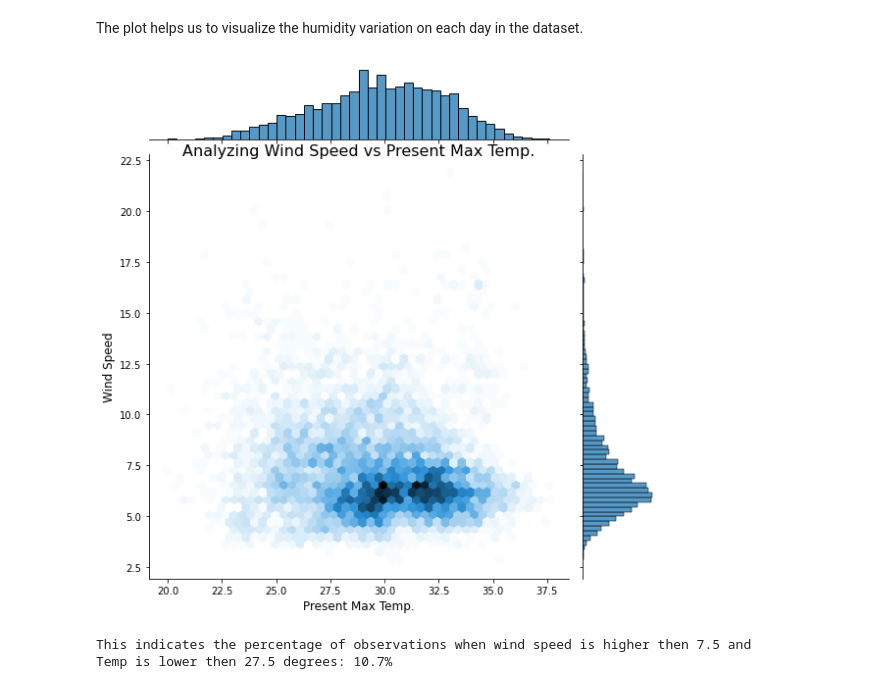
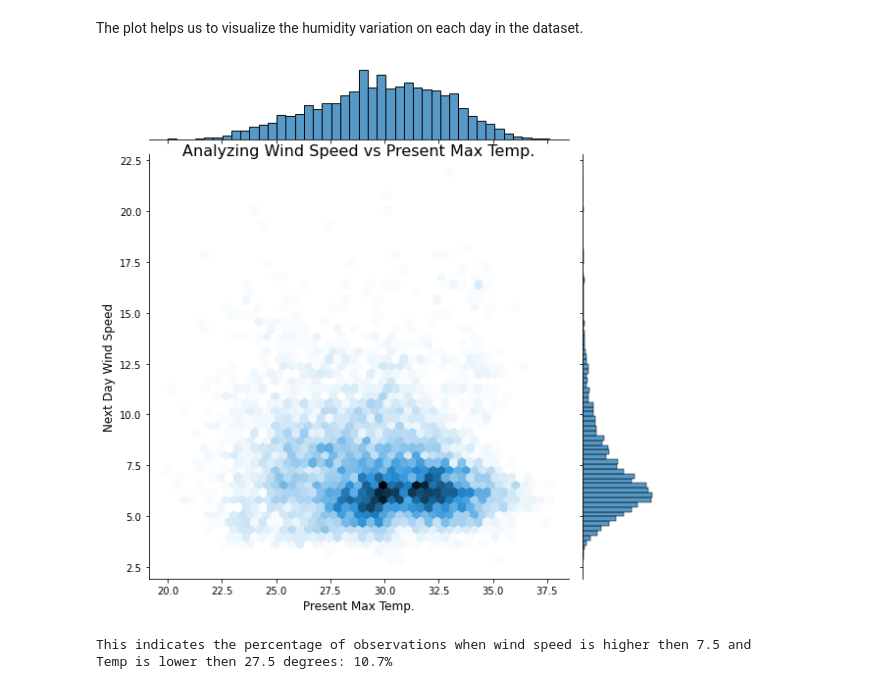
Before and after one commit to deepen1987/Data-Science-with-Python, a Jupyter notebook: School/Project/NextDayTempPrediction.ipynb, the cells around one changed output. Saved outputs shown, nothing was run; the diff lists cells and outputs as text; code cells hidden in the pictures.

```diff
--- a/School/Project/NextDayTempPrediction.ipynb
+++ b/School/Project/NextDayTempPrediction.ipynb
@@ -158,11 +171,11 @@ The plot helps us to visualize the humidity variation on each day in the dataset
 # %%
 sns.jointplot(data = df_temp, x = "Present_Tmax", y = "LDAPS_WS", kind = "hex", height = 8)
 plt.xlabel("Present Max Temp.", fontsize = 12)
-plt.ylabel("Wind Speed", fontsize = 12)
+plt.ylabel("Next Day Wind Speed", fontsize = 12)
 plt.title("Analyzing Wind Speed vs Present Max Temp.", y = 1.0, pad = -1.4, fontsize = 16)
 plt.show()
 # %% [output]
-[figure, old version]
+[figure, new version]
 # %%
 ws_tl_30 = round((df_temp[(df_temp["LDAPS_WS"] >= 7.5) & (df_temp["Present_Tmax"] <= 27.5)].count()[0] / \
               df_temp.count()[0]) * 100,2)
```
Also changed, not shown: parts of 34 cells of this notebook, 4 other files.
